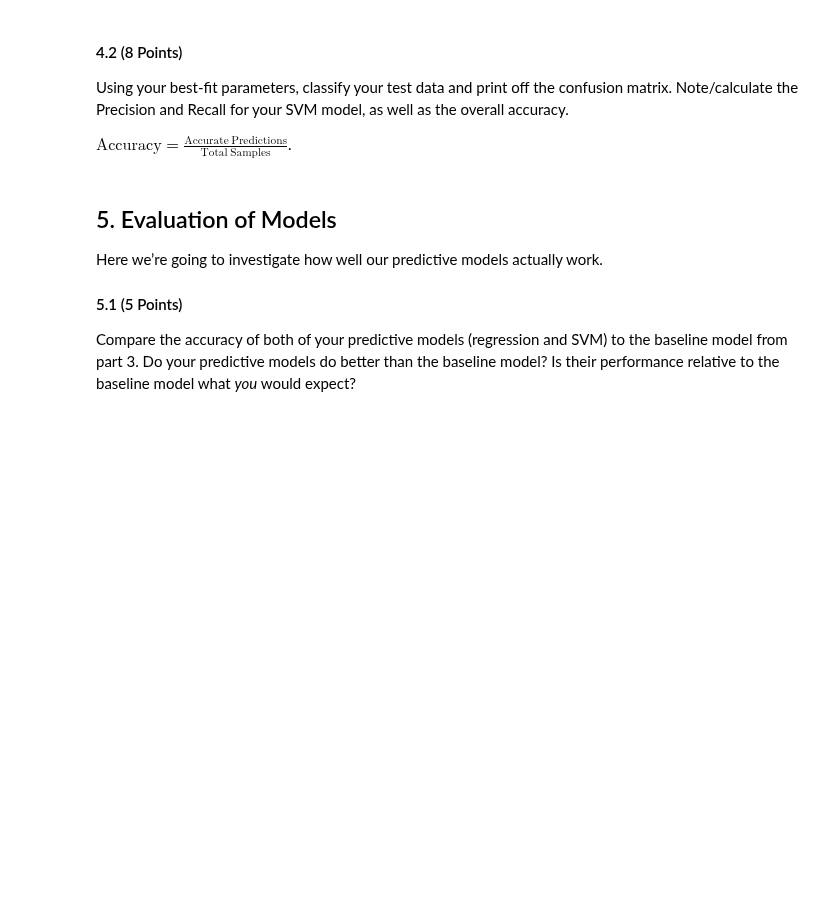
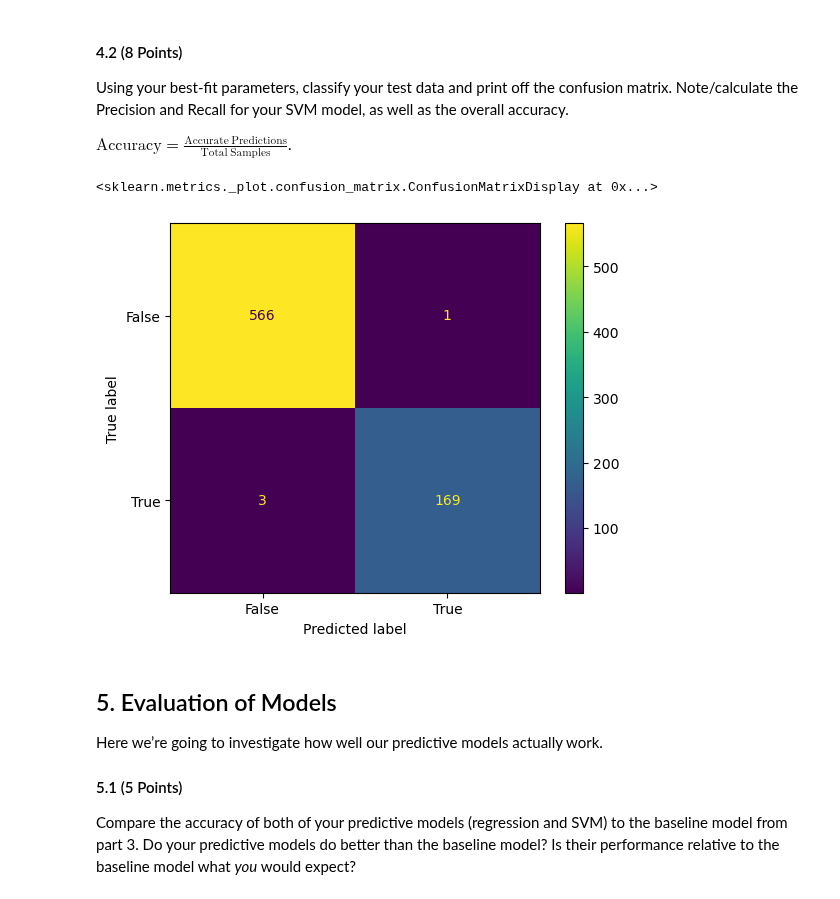
Before and after one commit to LucasClatterbaugh/cmse202-s23-turnin, a Jupyter notebook: hw-04/HW_4_Regression_and_SVM_STUDENT.ipynb, the cells around one changed output. Drawn from its saved outputs; the diff is of its cells as text; code cells hidden in the pictures; blank space fills up the shorter version.

```diff
--- a/hw-04/HW_4_Regression_and_SVM_STUDENT.ipynb
+++ b/hw-04/HW_4_Regression_and_SVM_STUDENT.ipynb
@@ -224,3 +240,15 @@ $\mathrm{Accuracy} = \frac{\mathrm{Accurate~Predictions}}{\mathrm{Total~Samples}
+# %%
+svcBEST = svm.SVC(kernel='linear',C=0.1,gamma=0.01)
+svcBEST.fit(X_train,Y_train)
+results = svcBEST.predict(X_test)
+conm = confusion_matrix(Y_test,results)
+# %%
+cm_display = ConfusionMatrixDisplay(confusion_matrix = conm, display_labels = [False, True])
+cm_display.plot()
+#Accuracy is 99% accurate
+# %% [output]
+<sklearn.metrics._plot.confusion_matrix.ConfusionMatrixDisplay at 0x...>
+[figure, added]
 # %% [markdown]
 ## 5. Evaluation of Models
 
```
Also changed, not shown: parts of 17 cells of this notebook.
